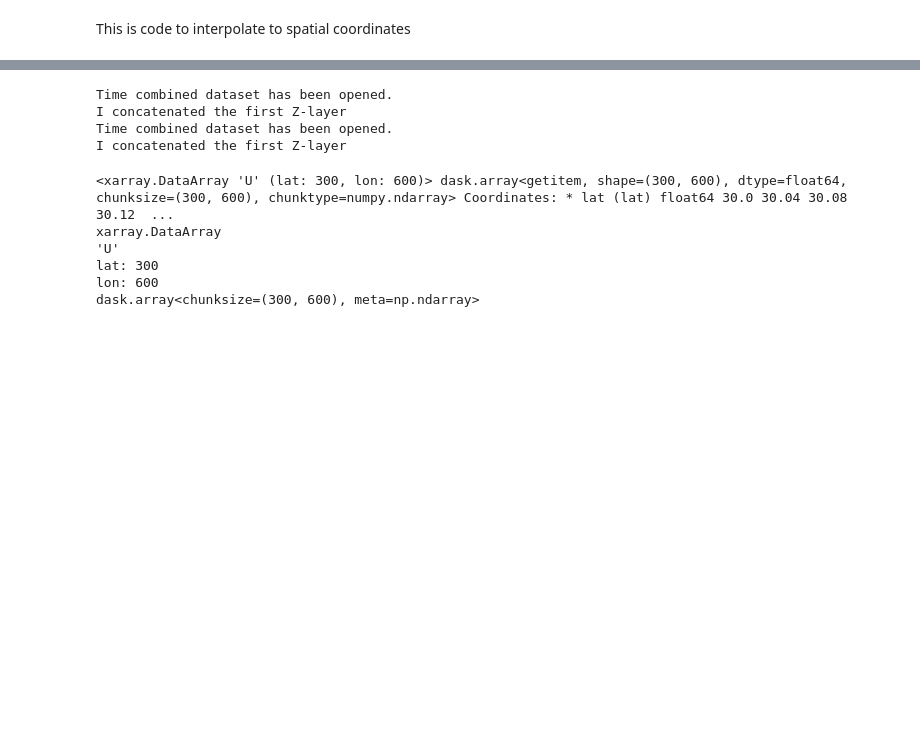
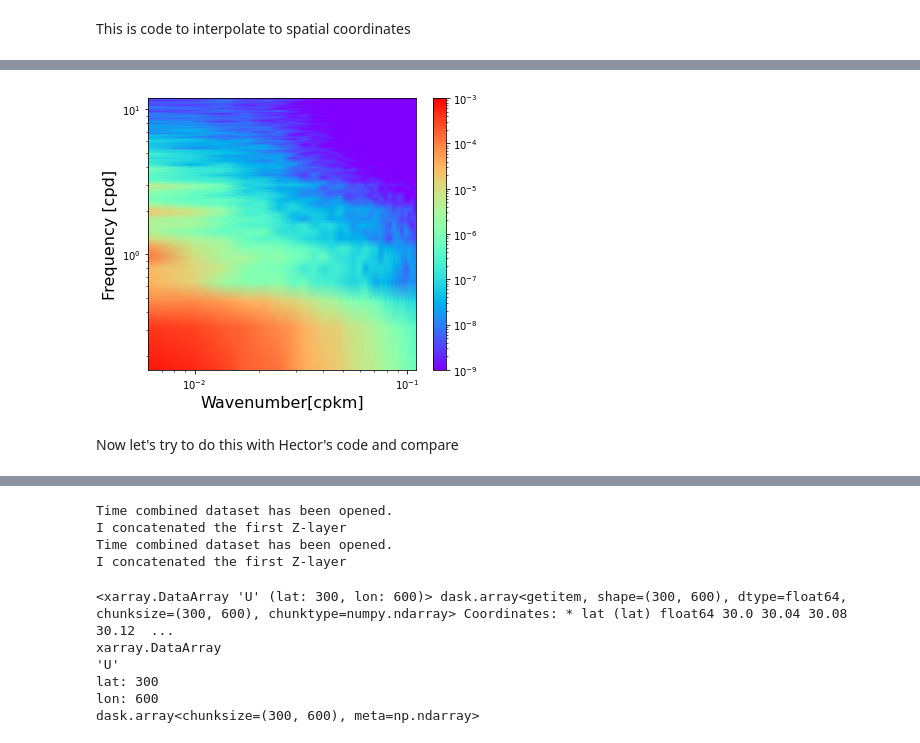
Before and after one commit to avik2007/CoupledOceAtmo, a Jupyter notebook: mit_geos_analysis/notebook18_theta_budget_spectra_hbl_analysis.ipynb, the cells around one changed output, grey strips where cells are left out. Cells and saved outputs as stored; diff of their text form; code cells hidden in the pictures; blank space fills up the shorter version.

```diff
--- a/mit_geos_analysis/notebook18_theta_budget_spectra_hbl_analysis.ipynb
+++ b/mit_geos_analysis/notebook18_theta_budget_spectra_hbl_analysis.ipynb
@@ -863,0 +714,2 @@ array(3.17018424)
+# %%
+Th_kl = xrft.xrft.isotropic_power_spectrum(T_dydxdtime, dim = ['xdim','ydim'], true_amplitude=True, window='tukey', window_correction=True, truncate=True)
@@ -863,0 +720,2 @@ array(3.17018424)
+# %%
+Th_klw = xrft.xrft.power_spectrum(Th_kl[0:906].chunk({'time':int(906/6)}), chunks_to_segments=True, dim = 'time', real_dim = 'time', true_amplitude = True, window='tukey',window_correction=True, truncate=True)
@@ -863,0 +751,24 @@ array(3.17018424)
+# %%
+Th_klw_m = Th_klw.mean('time_segment')
+# %%
+#Now I'm going to use Hector's code to try and plot this and see if that makes a difference
+kiso = Th_klw_m.freq_r.values[1:]
+Eiso = Th_klw_m.values[1:,1:]
+om = Th_klw_m.freq_time.values[1:]
+# %%
+%matplotlib inline
+from matplotlib.colors import LogNorm
+fig = plt.figure(figsize = (6,5))
+ax1 = fig.add_subplot(111)
+cs = plt.pcolormesh(kiso, om, (1*Eiso*kiso[None,...]*om[...,None]), shading='gouraud', cmap='rainbow', norm=LogNorm())
+ax1.set_yscale('log')
+ax1.set_xscale('log')
+plt.xlabel(r'Wavenumber[cpkm]', size=16)
+plt.ylabel(r'Frequency [cpd]', size = 16)
+plt.clim([1e-9, 1e-3])
+plt.colorbar()
+plt.show()
+# %% [output]
+[figure, added]
+# %% [markdown]
+Now let's try to do this with Hector's code and compare
```
Also changed, not shown: parts of 148 cells of this notebook, 28 other files.
